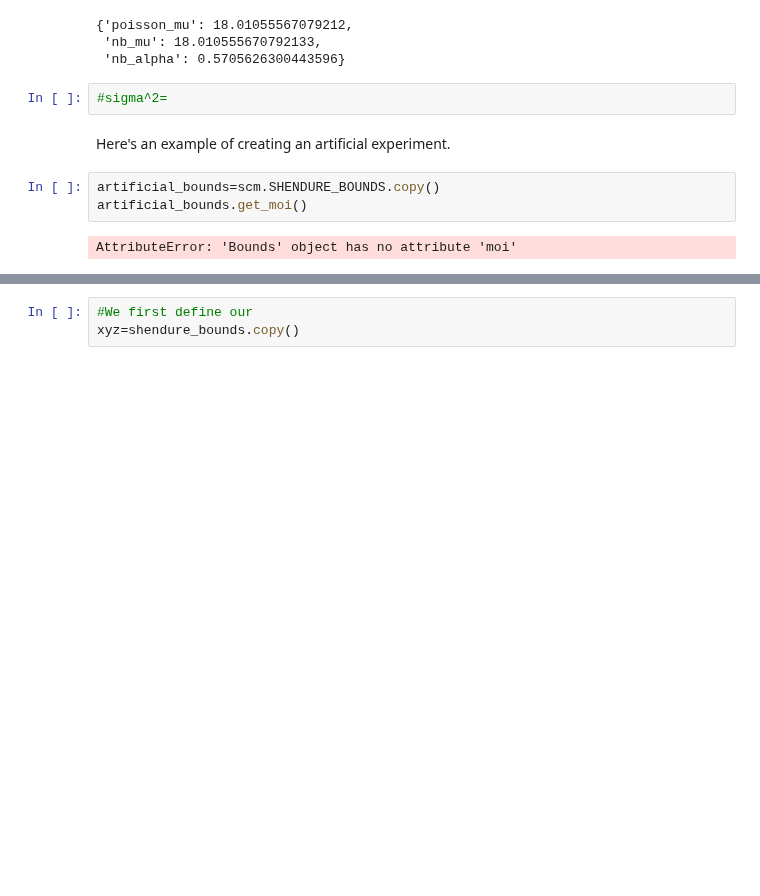
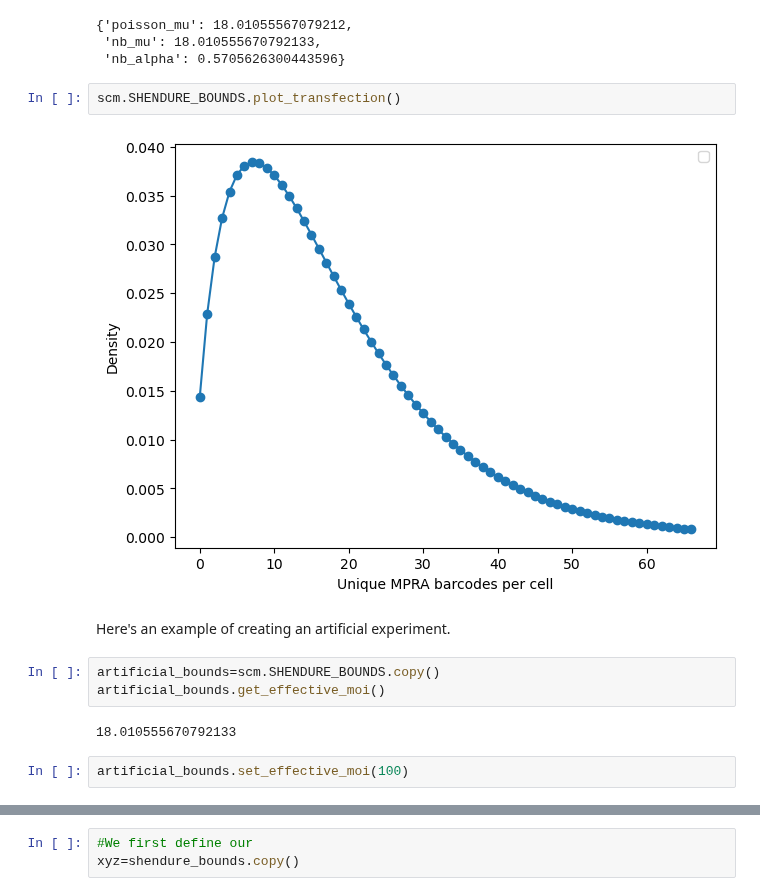
Before and after one commit to Reilly-Lab-Yale/tabula-rasa, a Jupyter notebook: analyses/supporting/bounds.ipynb, the cells around one changed output, grey strips where cells are left out. Drawn from its saved outputs; the diff is of its cells as text; blank space fills up the shorter version.

Commit message:
+transfection plotting

```diff
--- a/analyses/supporting/bounds.ipynb
+++ b/analyses/supporting/bounds.ipynb
@@ -52,12 +52,16 @@ primordial.training_data.describe_transfection(True)
 {'poisson_mu': 18.01055567079212,
  'nb_mu': 18.010555670792133,
  'nb_alpha': 0.5705626300443596}
-# %%
-#sigma^2=
+# %%
+scm.SHENDURE_BOUNDS.plot_transfection()
+# %% [output]
+[figure, added]
 # %% [markdown]
 Here's an example of creating an artificial experiment.
 # %%
 artificial_bounds=scm.SHENDURE_BOUNDS.copy()
-artificial_bounds.get_moi()
+artificial_bounds.get_effective_moi()
 # %% [output]
-AttributeError: 'Bounds' object has no attribute 'moi'
+18.010555670792133
+# %%
+artificial_bounds.set_effective_moi(100)
```
Also changed, not shown: parts of 1 cell of this notebook, 1 other file.
